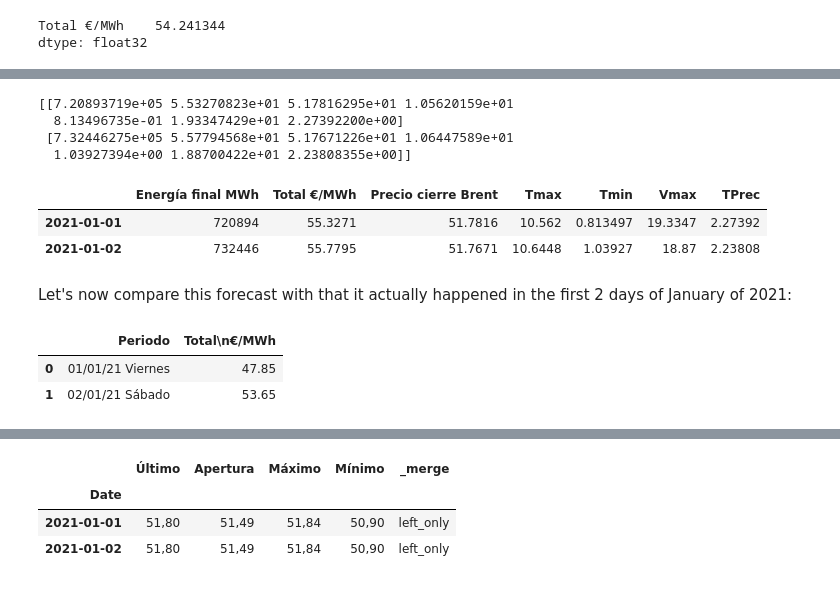
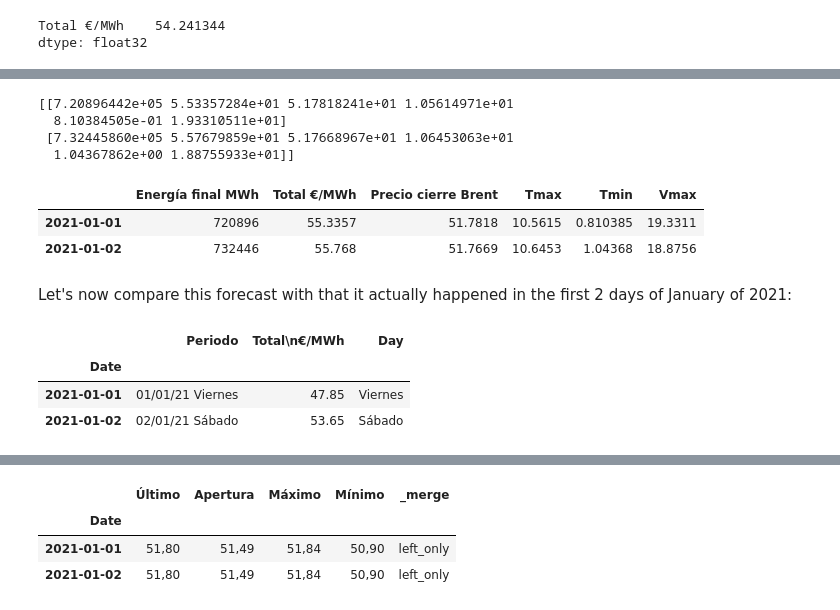
Before and after one commit to PaulaCervilla/Electricity-prices-predictions-in-Spain---Data-Science-TFM, a Jupyter notebook: TFM Precio electricidad - Modelling.ipynb, the cells around one changed output, grey strips where cells are left out. Saved outputs shown, nothing was run; the diff lists cells and outputs as text; code cells hidden in the pictures.

Commit message:
models 2013-2020 data updated VAR

```diff
--- a/TFM Precio electricidad - Modelling.ipynb
+++ b/TFM Precio electricidad - Modelling.ipynb
@@ -969,4 +1109,4 @@ The linear shape of the lag plot indicates the presence of positive auto-correla
 # %%
 #Adding the period to the index, otherwise I get a warning saying the date won't be taken into consideration when forecasting
-models_dataset.index = pd.DatetimeIndex(models_dataset.index, dayfirst= True).to_period("D")
+normalised_train_diff.index = pd.DatetimeIndex(normalised_train_diff.index, dayfirst= True).to_period("D")
 # %%
@@ -1084,0 +1138,8 @@ RMSE for TPrec is :  2.5196038287450877
+# %%
+#fitting the model
+model_fit_VAR = model_VAR.fit(maxlags= 15)
+
+#predictions on validation
+
+prediction_VAR = model_fit_VAR.forecast(model_fit_VAR.y, steps=len(test))
+prediction_VAR
@@ -1084,0 +1164,12 @@ RMSE for TPrec is :  2.5196038287450877
+# %%
+#transforming the predictions into a Dataframe
+
+cols = models_dataset.columns
+
+pred = pd.DataFrame(index= test.index,columns=cols)
+
+for j in range(0,6):
+    for i in range(0, len(prediction_VAR)):
+       pred.iloc[i][j] = prediction_VAR[i][j]
+
+pred
@@ -1084,0 +1216,12 @@ RMSE for TPrec is :  2.5196038287450877
+# %%
+#inverting transformation
+
+def invert_transformation(train, pred_df):
+    forecast = pred.copy()
+    columns = train.columns
+    for col in columns:
+        forecast[str(col)] = train[col].iloc[-1] + forecast[str(col)].cumsum()
+    return forecast
+
+output = invert_transformation(normalised_train_diff, pred)
+output_original = pd.DataFrame(train_scaler.inverse_transform(output), columns= train.columns, index= test.index)
@@ -1130,4 +1349,7 @@ VAR_loaded.stderr
 # %%
+#Adding the period to the index, otherwise I get a warning saying the date won't be taken into consideration when forecasting
+models_dataset.index = pd.DatetimeIndex(models_dataset.index, dayfirst= True).to_period("D")
+
 #predictions for 2 day ahead
 
 model_VAR = VAR(endog=models_dataset)
@@ -1135,35 +1357,41 @@ model_fit_VAR = model_VAR.fit()
 yhat = model_fit_VAR.forecast(model_fit_VAR.y, steps=2)
 print(yhat)
 # %% [output]
-[[7.20893719e+05 5.53270823e+01 5.17816295e+01 1.05620159e+01
-  8.13496735e-01 1.93347429e+01 2.27392200e+00]
- [7.32446275e+05 5.57794568e+01 5.17671226e+01 1.06447589e+01
-  1.03927394e+00 1.88700422e+01 2.23808355e+00]]
+[[7.20896442e+05 5.53357284e+01 5.17818241e+01 1.05614971e+01
+  8.10384505e-01 1.93310511e+01]
+ [7.32445860e+05 5.57679859e+01 5.17668967e+01 1.06453063e+01
+  1.04367862e+00 1.88755933e+01]]
 # %%
 #transforming the predictions into a Dataframe
 
 cols = models_dataset.columns
 
 index = pd.date_range("2021-01-01", periods = 2, freq = "D")
 
 forecast_VAR = pd.DataFrame(index= index,columns=cols)
 
-for j in range(0,7):
+for j in range(0,6):
     for i in range(0, len(yhat)):
        forecast_VAR.iloc[i][j] = yhat[i][j]
 
 forecast_VAR
 # %% [output]
-|  | Energía final MWh | Total €/MWh | Precio cierre Brent | Tmax | Tmin | Vmax | TPrec |
-| 2021-01-01 | 720894 | 55.3271 | 51.7816 | 10.562 | 0.813497 | 19.3347 | 2.27392 |
-| 2021-01-02 | 732446 | 55.7795 | 51.7671 | 10.6448 | 1.03927 | 18.87 | 2.23808 |
+|  | Energía final MWh | Total €/MWh | Precio cierre Brent | Tmax | Tmin | Vmax |
+| 2021-01-01 | 720896 | 55.3357 | 51.7818 | 10.5615 | 0.810385 | 19.3311 |
+| 2021-01-02 | 732446 | 55.768 | 51.7669 | 10.6453 | 1.04368 | 18.8756 |
 # %% [markdown]
 Let's now compare this forecast with that it actually happened in the first 2 days of January of 2021:
 # %%
 electricity_prices_jan_2021 = pd.read_excel("/home/dsc/CarpetaCompartida/TFM/Data/Precios de la electricidad/Provisionales_2021/PFMDIASM_TOD_202101.1/PFMDIASM_TOD_20210101_20210131.xls",
-                                            dtype= str,parse_dates= True, engine= None, header = 3, usecols= ["Periodo","Total\n€/MWh"])
-electricity_prices_jan_2021.head(2)
+                                            dtype= str,parse_dates= True, engine= None, header = 3, usecols= ["Periodo","Total\n€/MWh"],
+                                           nrows= 2)
+electricity_prices_jan_2021[["Date", "Day"]] = electricity_prices_jan_2021.Periodo.str.split(expand= True)
+electricity_prices_jan_2021["Date"] = pd.to_datetime(electricity_prices_jan_2021["Date"], dayfirst=True)
+electricity_prices_jan_2021.set_index("Date", inplace=True)
+electricity_prices_jan_2021.index = pd.DatetimeIndex(electricity_prices_jan_2021.index, dayfirst= True).to_period("D")
+electricity_prices_jan_2021
 # %% [output]
-|  | Periodo | Total\n€/MWh |
-| 0 | 01/01/21 Viernes | 47.85 |
-| 1 | 02/01/21 Sábado | 53.65 |
+|  | Periodo | Total\n€/MWh | Day |
+| Date |  |  |  |
+| 2021-01-01 | 01/01/21 Viernes | 47.85 | Viernes |
+| 2021-01-02 | 02/01/21 Sábado | 53.65 | Sábado |
```
Also changed, not shown: parts of 68 cells of this notebook.
